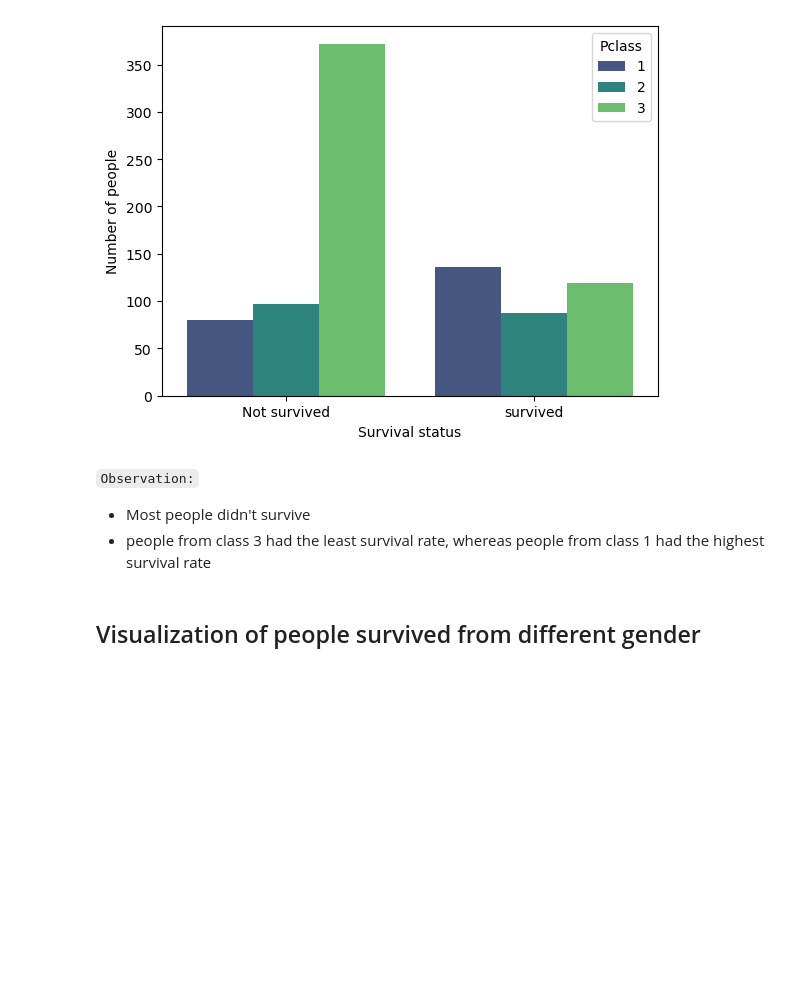
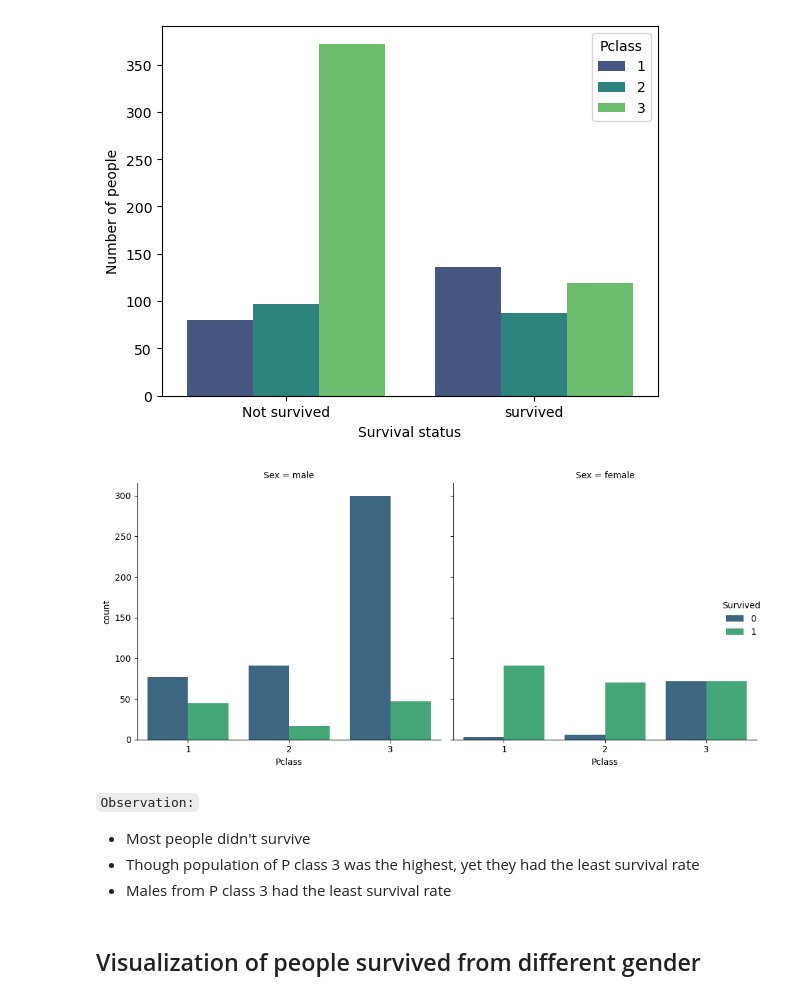
Before and after one commit to kindo-tk/CODSOFT, a Jupyter notebook: Titanic_Survival_Prediction/Titanic_Survival_Prediction.ipynb, the cells around one changed output. Saved outputs shown, nothing was run; the diff lists cells and outputs as text; code cells hidden in the pictures; blank space fills up the shorter version.

```diff
--- a/Titanic_Survival_Prediction/Titanic_Survival_Prediction.ipynb
+++ b/Titanic_Survival_Prediction/Titanic_Survival_Prediction.ipynb
@@ -185,10 +213,17 @@ plt.xticks(ticks=[0,1],labels=['Not survived','survived'])
 plt.show()
 # %% [output]
 [figure]
+# %%
+sns.catplot(x = 'Pclass', hue = 'Survived', col = 'Sex', kind = 'count', data =
+df,palette='viridis' )
+plt.tight_layout()
+# %% [output]
+[figure, added]
 # %% [markdown]
 `Observation:`
 - Most people didn't survive
-- people from class 3 had the least survival rate, whereas people from class 1 had the highest survival rate
+- Though population of P class 3 was the highest, yet they had the least survival rate
+- Males from P class 3 had the least survival rate
 # %% [markdown]
 ## Visualization of people survived from different gender
 # %%
```
Also changed, not shown: parts of 37 cells of this notebook.
